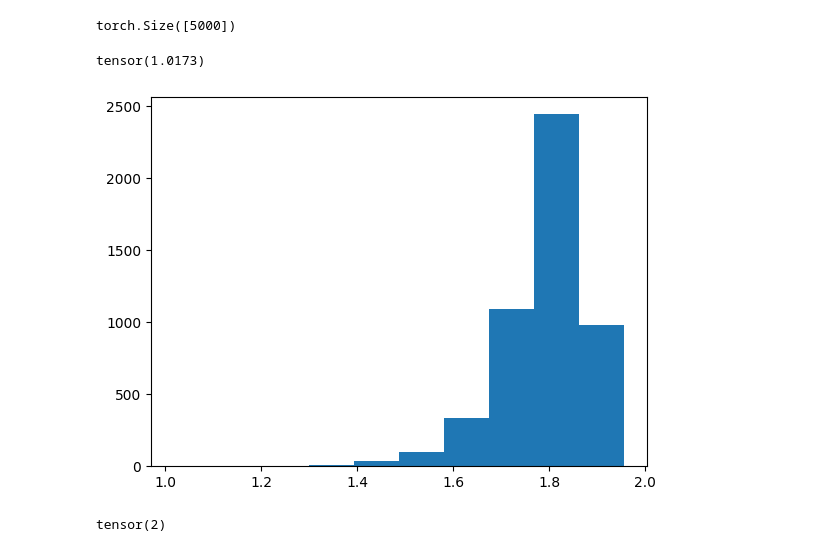
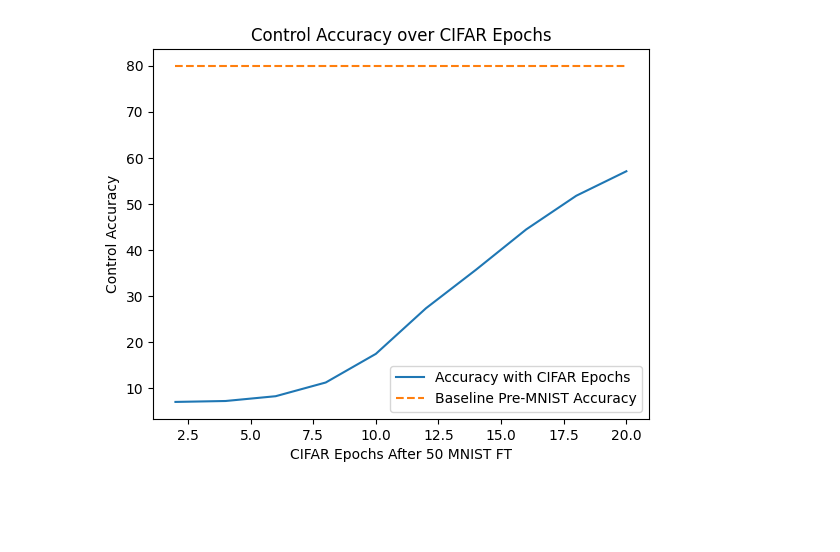
Before and after one commit to NickyDCFP/SolidMark, a Jupyter notebook: analyze_distances.ipynb, the cells around one changed output. Drawn from its saved outputs; the diff is of its cells as text; code cells hidden in the pictures; blank space fills up the shorter version.

```diff
--- a/analyze_distances.ipynb
+++ b/analyze_distances.ipynb
@@ -3,0 +5,9 @@ import matplotlib.pyplot as plt
+# %%
+ft_epochs = torch.arange(4, 100, 5)
+abs_distances_pre: torch.Tensor = torch.load('./trained_models/distances_solid_absolute_pre.pt', map_location='cpu')
+abs_distances_ft: torch.Tensor = [
+    torch.load(f'./trained_models/distances_solid_absolute_{i}.pt', map_location='cpu')
+    for i in ft_epochs
+]
+abs_distances_pre.size()
+ft_epochs
@@ -3,0 +38,4 @@ import matplotlib.pyplot as plt
+# %%
+ft_epochs = torch.cat((torch.tensor([0]), ft_epochs))
+abs_distances_ft = [abs_distances_pre] + abs_distances_ft
+accuracies: torch.Tensor = torch.tensor([torch.load(f'./trained_models/accuracy_{epoch}_0.001.pt', map_location='cpu') for epoch in ft_epochs])
@@ -3,0 +66,12 @@ import matplotlib.pyplot as plt
+# %%
+ft_epochs = torch.arange(2, 22, 2)
+mnist_epoch: int = 49 # MNIST Epoch - 1, so zero would be one epoch of FT
+baseline_distances: torch.Tensor = abs_distances_pre
+baseline_accuracy = accuracies[0]
+abs_distances_ft: torch.Tensor = [
+    torch.load(f'./trained_models/distances_solid_absolute_mnist_{mnist_epoch}_{epoch}.pt', map_location='cpu')
+    for epoch in ft_epochs
+]
+accuracies: torch.Tensor = torch.tensor([torch.load(f'./trained_models/accuracy_mnist_{mnist_epoch}_{epoch}.pt', map_location='cpu') for epoch in ft_epochs])
+abs_distances_pre.size()
+ft_epochs
@@ -4,18 +99,13 @@ import matplotlib.pyplot as plt
+# %%
+plt.plot(ft_epochs, accuracies, label="Accuracy with CIFAR Epochs")
+plt.plot(ft_epochs, [baseline_accuracy for _ in ft_epochs], '--', label="Baseline Pre-MNIST Accuracy")
+plt.title("Control Accuracy over CIFAR Epochs")
+plt.xlabel(f"CIFAR Epochs After {mnist_epoch + 1} MNIST FT")
+plt.ylabel("Control Accuracy")
+plt.legend()
+plt.show()
+# %% [output]
+[figure, added]
 # %%
-distances: torch.Tensor = torch.load('./trained_models/distances_finetuned.pt', map_location='cpu')
-distances.size()
+mnist_epochs = torch.arange(0, 50)
+mnist_accuracies: torch.Tensor = torch.tensor([torch.load(f'./trained_models/accuracy_mnist_epoch_{epoch}.pt', map_location='cpu') for epoch in mnist_epochs])
-# %% [output]
-torch.Size([5000])
-# %%
-torch.min(distances)
-# %% [output]
-tensor(1.0173)
-# %%
-plt.hist(distances)
-plt.show()
-# %% [output]
-[figure, removed]
-# %%
-print(torch.sum(distances < 1.2))
-# %% [output]
-tensor(2)
```
Also changed, not shown: parts of 13 cells of this notebook, 9 other files.
